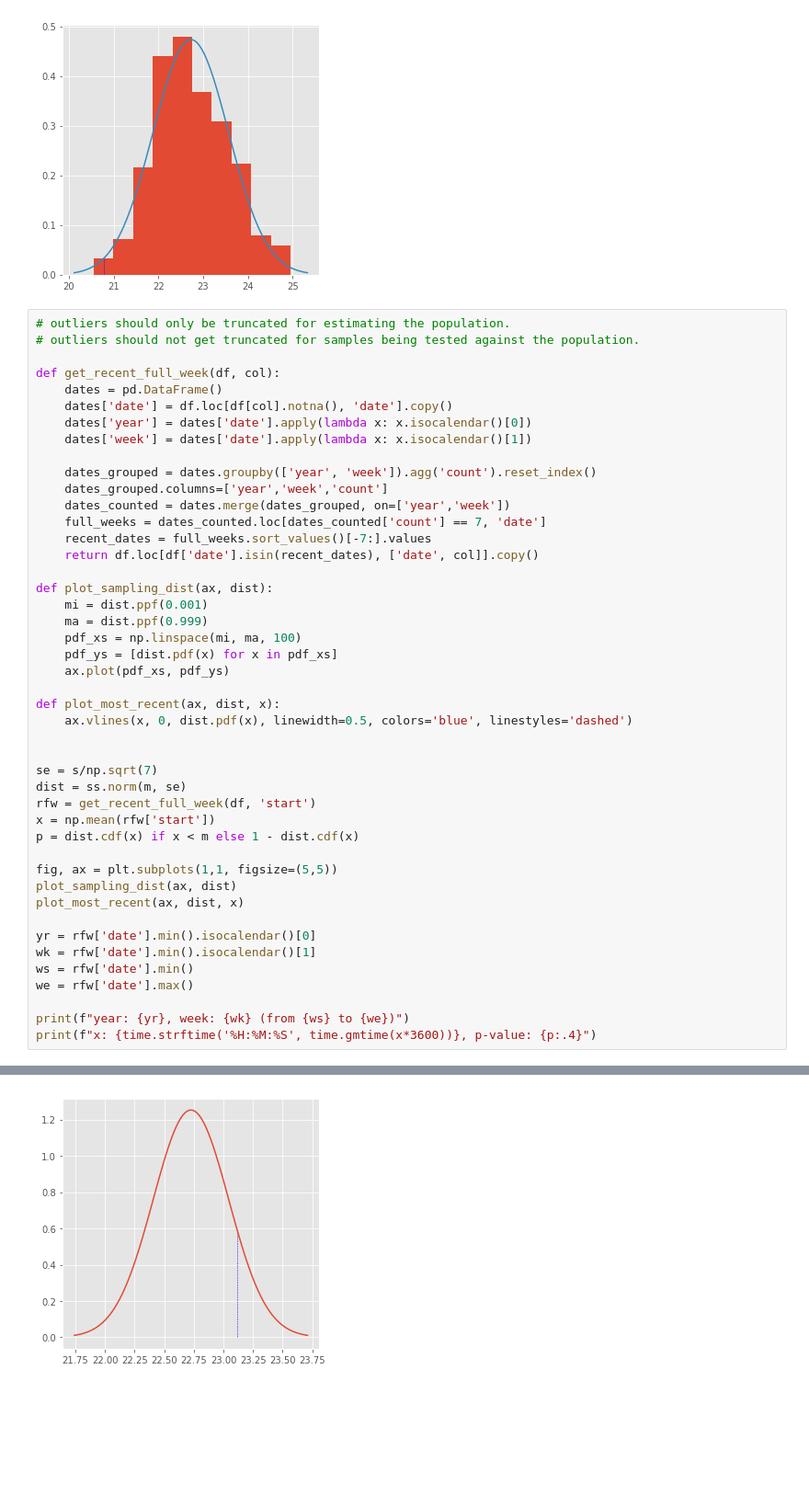
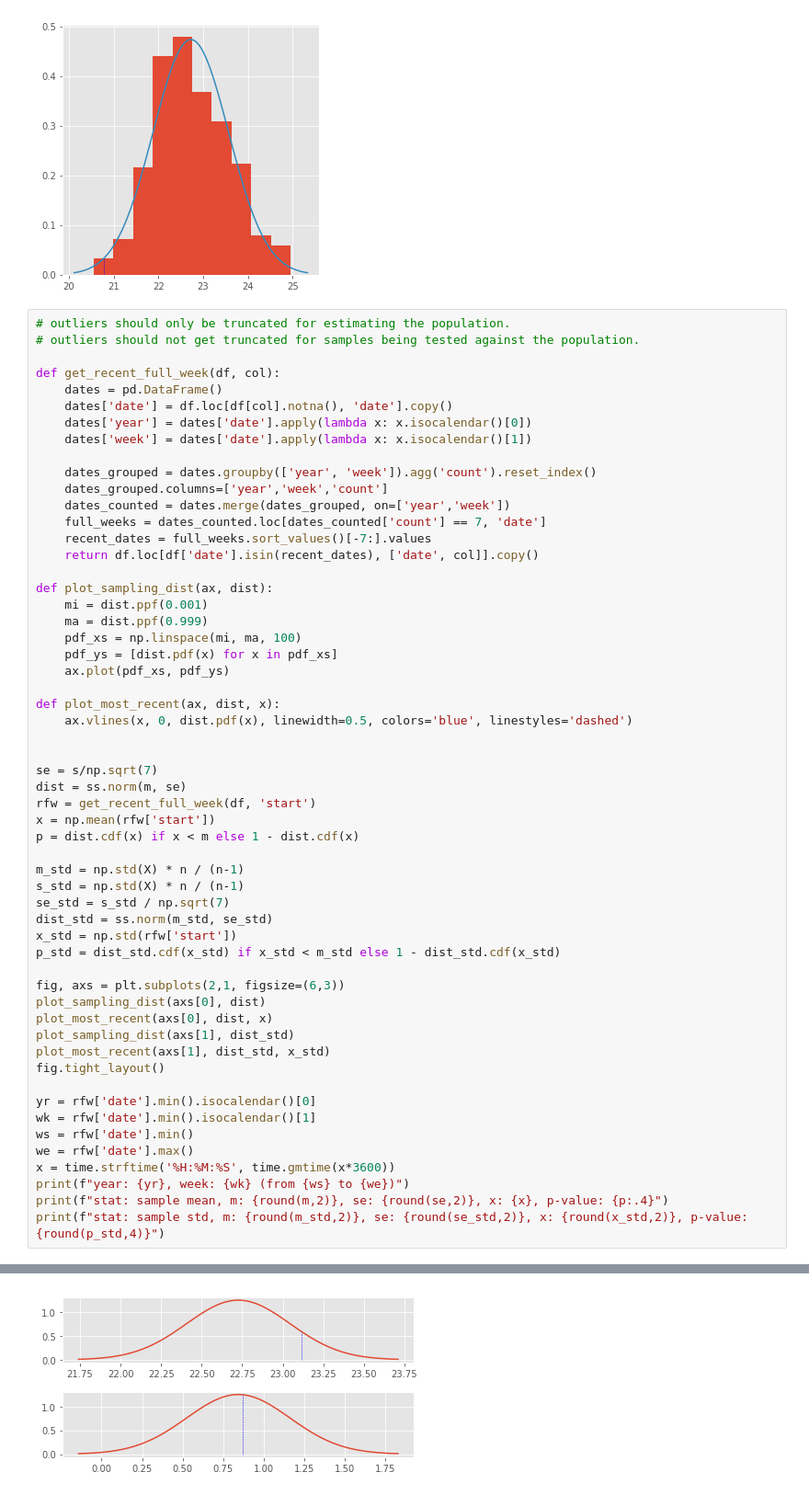
Before and after one commit to sehokim88/fdb-analysis, a Jupyter notebook: sleep_data_analysis.ipynb, the cells around one changed output, grey strips where cells are left out. Shown: that part at 92% size. Drawn from its saved outputs; the diff is of its cells as text; blank space fills up the shorter version.

Commit message:
implemented: samp-dist-m, samp-dist-s

```diff
--- a/sleep_data_analysis.ipynb
+++ b/sleep_data_analysis.ipynb
@@ -240,16 +240,27 @@ rfw = get_recent_full_week(df, 'start')
 x = np.mean(rfw['start'])
 p = dist.cdf(x) if x < m else 1 - dist.cdf(x)
 
-fig, ax = plt.subplots(1,1, figsize=(5,5))
-plot_sampling_dist(ax, dist)
-plot_most_recent(ax, dist, x)
+m_std = np.std(X) * n / (n-1)
+s_std = np.std(X) * n / (n-1)
+se_std = s_std / np.sqrt(7)
+dist_std = ss.norm(m_std, se_std)
+x_std = np.std(rfw['start'])
+p_std = dist_std.cdf(x_std) if x_std < m_std else 1 - dist_std.cdf(x_std)
+
+fig, axs = plt.subplots(2,1, figsize=(6,3))
+plot_sampling_dist(axs[0], dist)
+plot_most_recent(axs[0], dist, x)
+plot_sampling_dist(axs[1], dist_std)
+plot_most_recent(axs[1], dist_std, x_std)
+fig.tight_layout()
 
 yr = rfw['date'].min().isocalendar()[0]
 wk = rfw['date'].min().isocalendar()[1]
 ws = rfw['date'].min()
 we = rfw['date'].max()
-
+x = time.strftime('%H:%M:%S', time.gmtime(x*3600))
 print(f"year: {yr}, week: {wk} (from {ws} to {we})")
-print(f"x: {time.strftime('%H:%M:%S', time.gmtime(x*3600))}, p-value: {p:.4}")
+print(f"stat: sample mean, m: {round(m,2)}, se: {round(se,2)}, x: {x}, p-value: {p:.4}")
+print(f"stat: sample std, m: {round(m_std,2)}, se: {round(se_std,2)}, x: {round(x_std,2)}, p-value: {round(p_std,4)}")
 # %% [output]
 year: 2020, week: 14 (from 2020-03-30 to 2020-04-05)
@@ -257 +269 @@ x: 23:06:51, p-value: 0.1113
-[figure, old version]
+[figure, new version]
```
Also changed, not shown: parts of 5 cells of this notebook.
